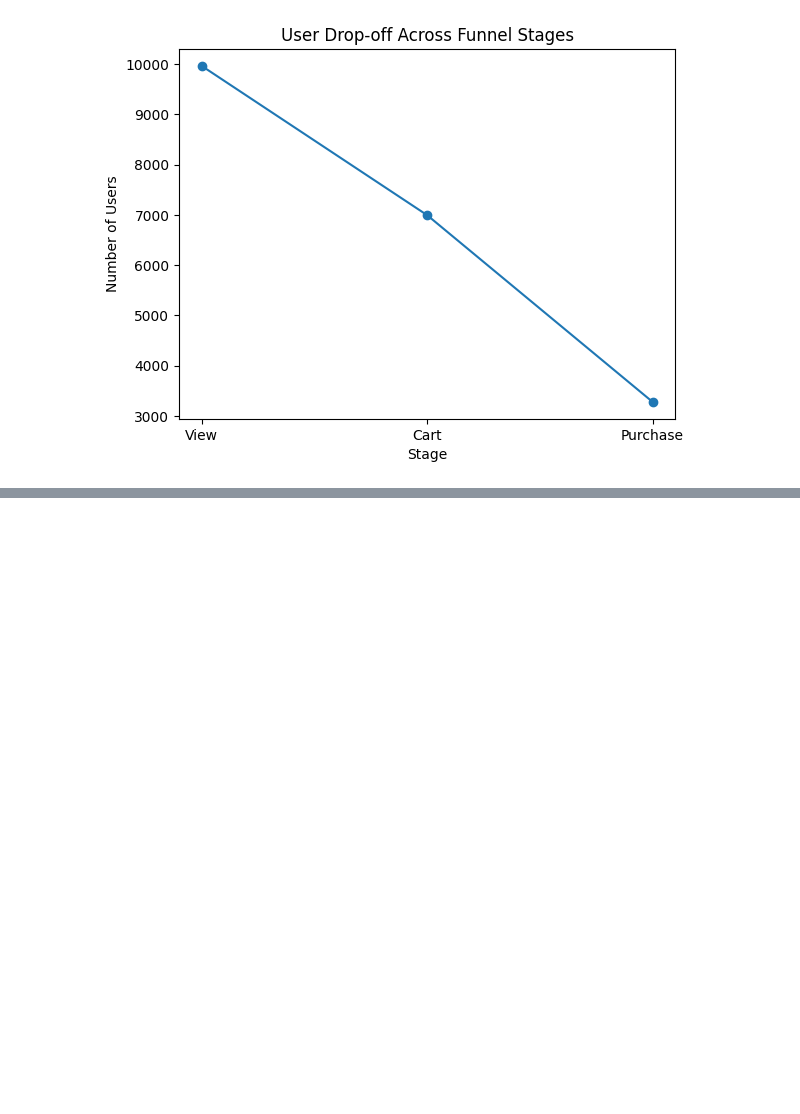
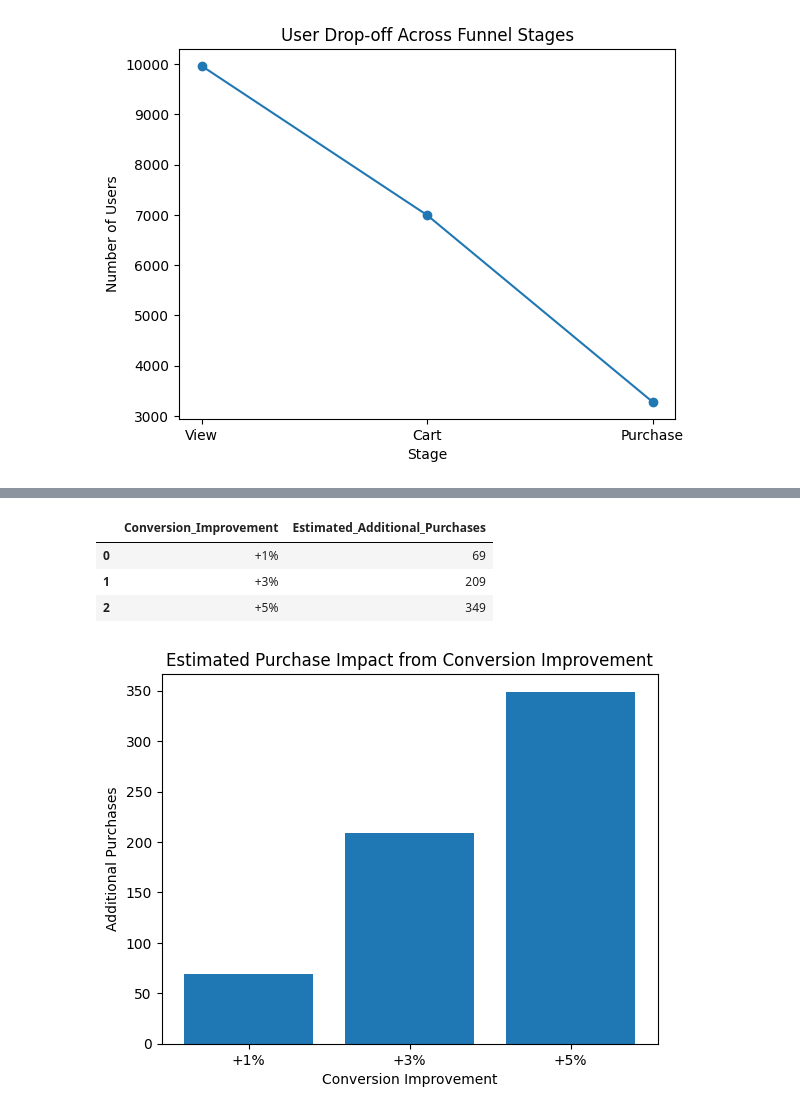
Before and after one commit to farismanggala/sales-funnel-analysis, a Jupyter notebook: sales_funnel_analysis.ipynb, the cells around one changed output, grey strips where cells are left out. Cells and saved outputs as stored; diff of their text form; code cells hidden in the pictures; blank space fills up the shorter version.

Commit message:
Add revenue proxy analysis and conversion impact simulation

```diff
--- a/sales_funnel_analysis.ipynb
+++ b/sales_funnel_analysis.ipynb
@@ -61,6 +71,3 @@ purchase     4006
 Name: count, dtype: int64
 # %%
 events = events[events['event_type'].isin(['view','cart','purchase'])]
-# %%
-events = events.sort_values(by=['user_id','event_timestamp'])
-events.head()
@@ -182,0 +252,28 @@ plt.show()
+# %%
+improvement_rates = [0.01,0.03,0.05]
+
+simulation = []
+
+for rate in improvement_rates:
+    additional_purchases = cart_users*rate
+    simulation.append({
+    'Conversion_Improvement':f'+{int(rate*100)}%',
+    'Estimated_Additional_Purchases':int(additional_purchases)
+    })
+
+simulation_df = pd.DataFrame(simulation)
+simulation_df
+# %% [output]
+|  | Conversion_Improvement | Estimated_Additional_Purchases |
+| 0 | +1% | 69 |
+| 1 | +3% | 209 |
+| 2 | +5% | 349 |
+# %%
+plt.figure()
+plt.bar(simulation_df['Conversion_Improvement'],simulation_df['Estimated_Additional_Purchases'])
+plt.title('Estimated Purchase Impact from Conversion Improvement')
+plt.xlabel('Conversion Improvement')
+plt.ylabel('Additional Purchases')
+plt.show()
+# %% [output]
+[figure, added]
```
Also changed, not shown: parts of 15 cells of this notebook, 1 other file.
